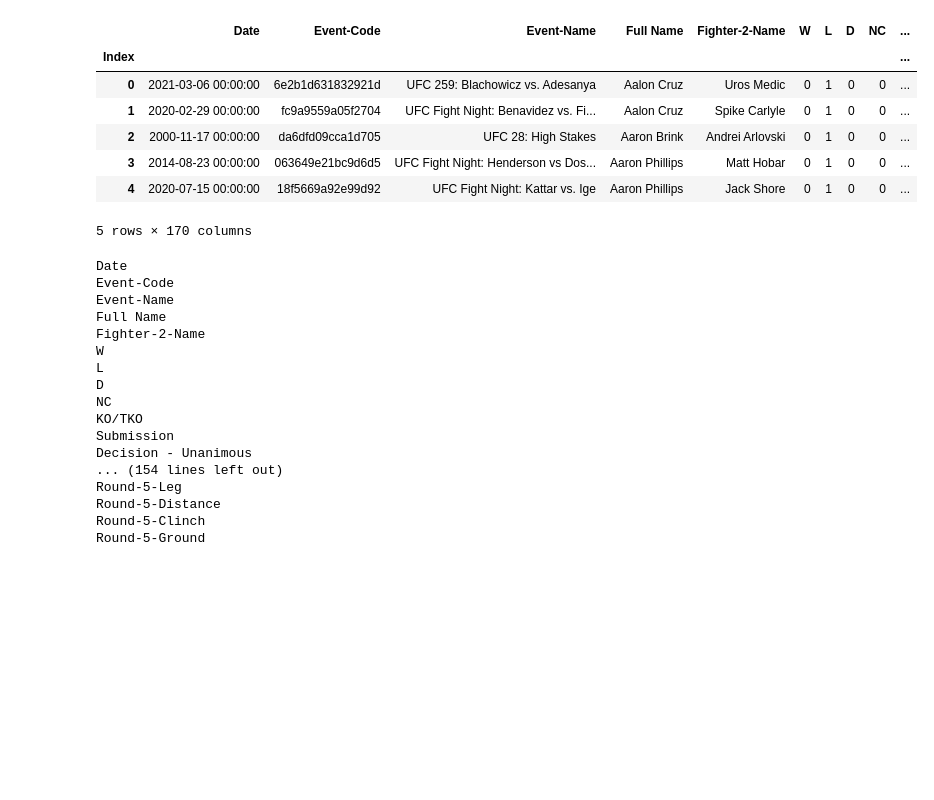
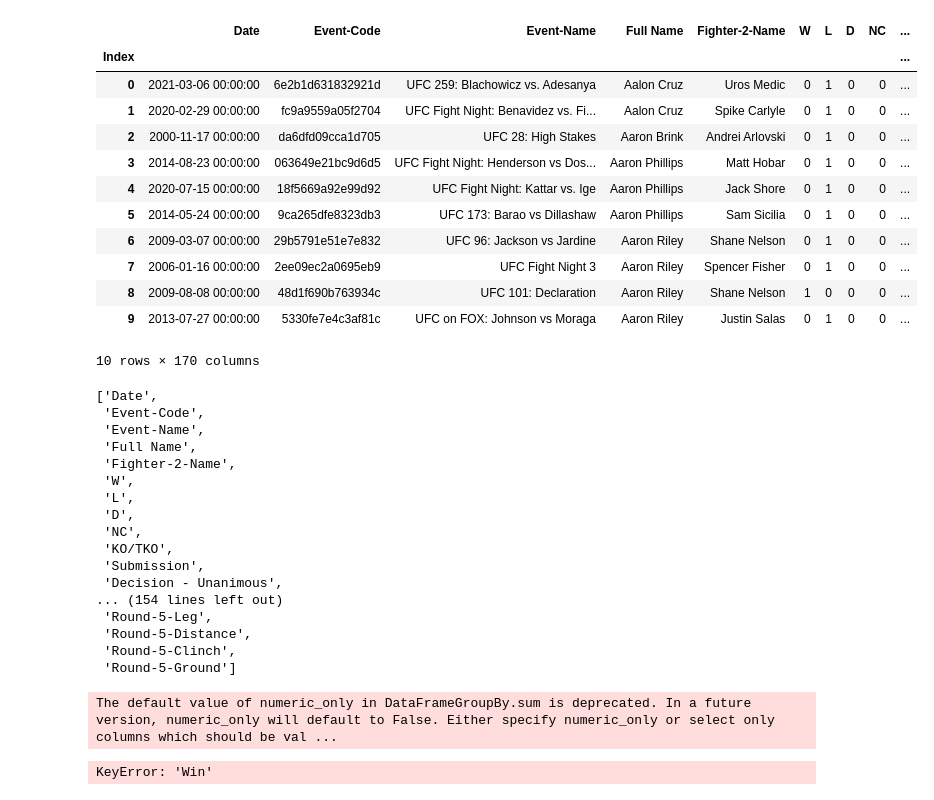
Before and after one commit to Alerragz/Data-Analysis, a Jupyter notebook: UFC/UFC.ipynb, the cells around one changed output. Saved outputs shown, nothing was run; the diff lists cells and outputs as text; code cells hidden in the pictures; blank space fills up the shorter version.

```diff
--- a/UFC/UFC.ipynb
+++ b/UFC/UFC.ipynb
@@ -26,37 +8,60 @@ df = pd.read_csv('https://query.data.world/s/ujqgd4dkc26fuxtsfm4pfzxy6l72bl?dws=
 # %%
 df = df.rename(columns={"Unnamed: 0": "Index"})
 df = df.set_index("Index")
-df.head(30)
+df.head(10)
 # %% [output]
 |  | Date | Event-Code | Event-Name | Full Name | Fighter-2-Name | W | L | D | NC | ... |
 | Index |  |  |  |  |  |  |  |  |  | ... |
 | 0 | 2021-03-06 00:00:00 | 6e2b1d631832921d | UFC 259: Blachowicz vs. Adesanya | Aalon Cruz | Uros Medic | 0 | 1 | 0 | 0 | ... |
 | 1 | 2020-02-29 00:00:00 | fc9a9559a05f2704 | UFC Fight Night: Benavidez vs. Fi... | Aalon Cruz | Spike Carlyle | 0 | 1 | 0 | 0 | ... |
 | 2 | 2000-11-17 00:00:00 | da6dfd09cca1d705 | UFC 28: High Stakes | Aaron Brink | Andrei Arlovski | 0 | 1 | 0 | 0 | ... |
 | 3 | 2014-08-23 00:00:00 | 063649e21bc9d6d5 | UFC Fight Night: Henderson vs Dos... | Aaron Phillips | Matt Hobar | 0 | 1 | 0 | 0 | ... |
 | 4 | 2020-07-15 00:00:00 | 18f5669a92e99d92 | UFC Fight Night: Kattar vs. Ige | Aaron Phillips | Jack Shore | 0 | 1 | 0 | 0 | ... |
+| 5 | 2014-05-24 00:00:00 | 9ca265dfe8323db3 | UFC 173: Barao vs Dillashaw | Aaron Phillips | Sam Sicilia | 0 | 1 | 0 | 0 | ... |
+| 6 | 2009-03-07 00:00:00 | 29b5791e51e7e832 | UFC 96: Jackson vs Jardine | Aaron Riley | Shane Nelson | 0 | 1 | 0 | 0 | ... |
+| 7 | 2006-01-16 00:00:00 | 2ee09ec2a0695eb9 | UFC Fight Night 3 | Aaron Riley | Spencer Fisher | 0 | 1 | 0 | 0 | ... |
+| 8 | 2009-08-08 00:00:00 | 48d1f690b763934c | UFC 101: Declaration | Aaron Riley | Shane Nelson | 1 | 0 | 0 | 0 | ... |
+| 9 | 2013-07-27 00:00:00 | 5330fe7e4c3af81c | UFC on FOX: Johnson vs Moraga | Aaron Riley | Justin Salas | 0 | 1 | 0 | 0 | ... |
-5 rows × 170 columns
+10 rows × 170 columns
 # %%
-for column_name in df.columns:
-    print(column_name)
+#for column_name in df.columns:
+    #print(column_name)
+columns_to_list = list(df)
+columns_to_list
 # %% [output]
-Date
-Event-Code
-Event-Name
-Full Name
-Fighter-2-Name
-W
-L
-D
-NC
-KO/TKO
-Submission
-Decision - Unanimous
+['Date',
+ 'Event-Code',
+ 'Event-Name',
+ 'Full Name',
+ 'Fighter-2-Name',
+ 'W',
+ 'L',
+ 'D',
+ 'NC',
+ 'KO/TKO',
+ 'Submission',
+ 'Decision - Unanimous',
 ... (154 lines left out)
-Round-5-Leg
-Round-5-Distance
-Round-5-Clinch
-Round-5-Ground
+ 'Round-5-Leg',
+ 'Round-5-Distance',
+ 'Round-5-Clinch',
+ 'Round-5-Ground']
 # %%
 # Supongamos que tienes un DataFrame llamado df
 df = df.fillna(0)
+# %%
+columnas_relevantes = [
+    'Full Name', 'W', 'L', 'D', 'NC',
+    'Height', 'Weight', 'Reach', 'Stance',
+    'SLpM', 'StrAcc', 'SApM', 'StrDef',
+    'TdAvg', 'TdAcc', 'TdDef', 'SubAvg',
+    'Age']
+dfwinners_fights=pd.DataFrame()
+dfwinners_fights= df[columnas_relevantes]
+dfwinners_fights= dfwinners_fights.groupby('Full Name').sum()
+dfwinners_fights['Total Fights']=df.groupby('Full Name')['Date'].count()
+'''dfwinners_fights = dfwinners_fights.sort_values(by='Win',ascending=False)'''
+print(dfwinners_fights)
+# %% [output]
+The default value of numeric_only in DataFrameGroupBy.sum is deprecated. In a future version, numeric_only will default to False. Either specify numeric_only or select only columns which should be val ...
+KeyError: 'Win'
```
Also changed, not shown: parts of 5 cells of this notebook.
